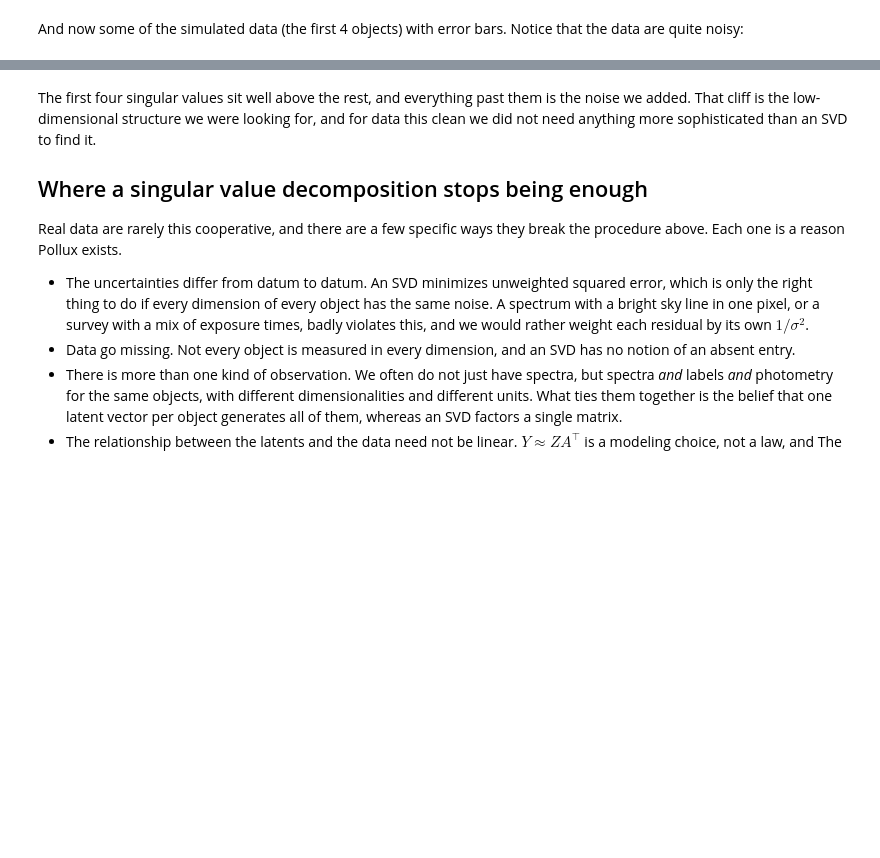
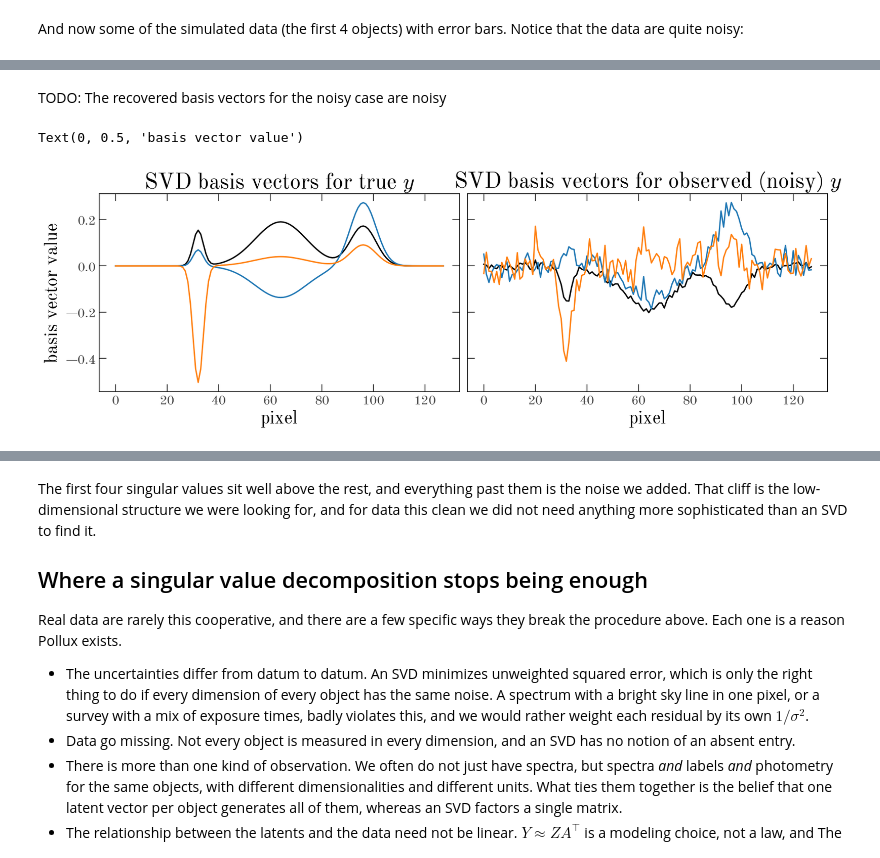
Before and after one commit to adrn/pollux, a Jupyter notebook: docs/tutorials/LVM-math-notes.ipynb, the cells around one changed output, grey strips where cells are left out. Drawn from its saved outputs; the diff is of its cells as text; code cells hidden in the pictures; blank space fills up the shorter version.

```diff
--- a/docs/tutorials/LVM-math-notes.ipynb
+++ b/docs/tutorials/LVM-math-notes.ipynb
@@ -119,0 +131,24 @@ _ = ax.set(
+# %% [markdown]
+TODO: The recovered basis vectors for the noisy case are noisy
+# %%
+fig, axes = plt.subplots(1, 2, figsize=(12, 4), layout="constrained", sharex=True, sharey=True)
+names = ["SVD basis vectors for true $y$", "SVD basis vectors for observed (noisy) $y$"]
+axes[0].plot(
+    pix,
+    true_svd.Vh[:3].T,
+    marker="",
+)
+axes[1].plot(
+    pix,
+    err_svd.Vh[:3].T,
+    marker="",
+)
+for ax, name in zip(axes, names):
+    _ = ax.set(
+        xlabel="pixel",
+        title=name,
+    )
+axes[0].set_ylabel("basis vector value")
+# %% [output]
+Text(0, 0.5, 'basis vector value')
+[figure, added]
```
Also changed, not shown: parts of 36 cells of this notebook.
